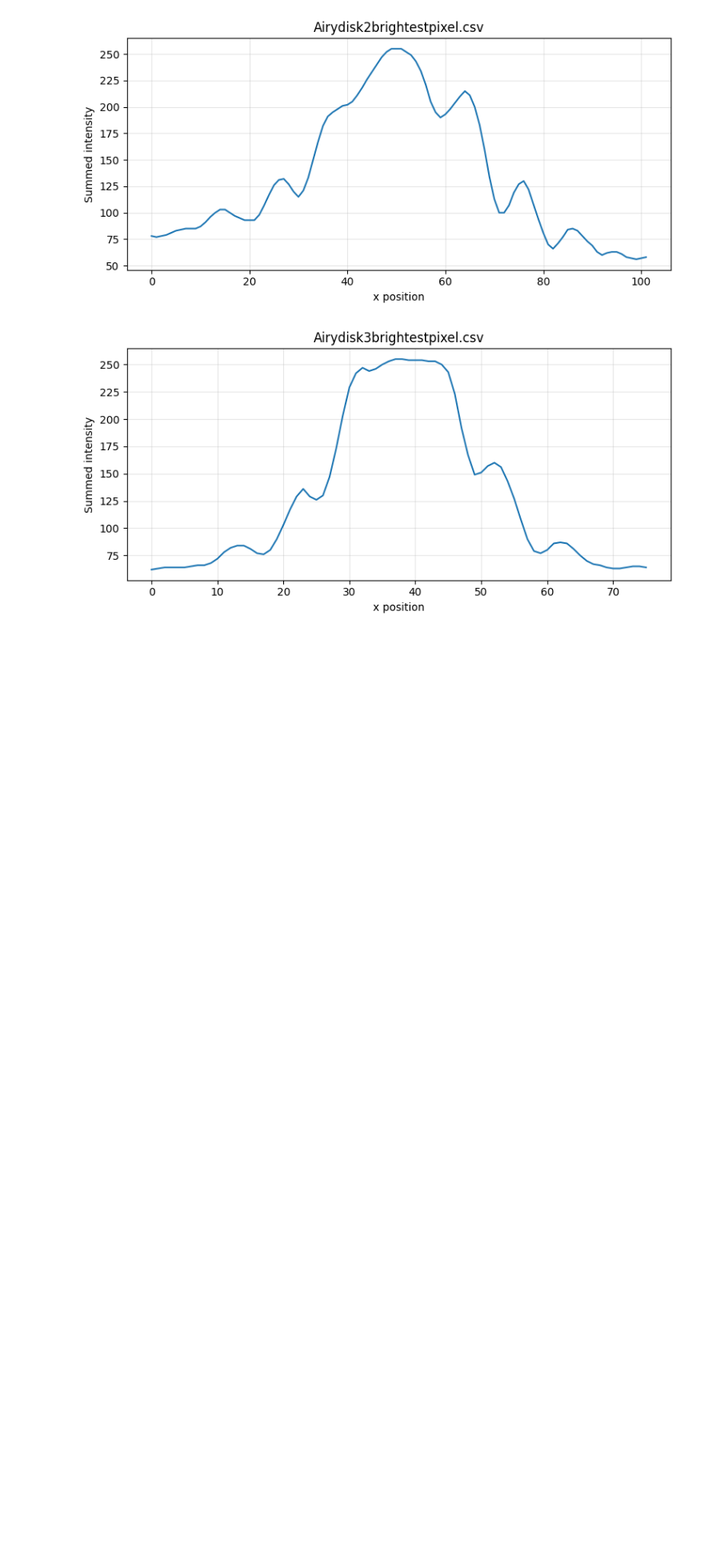
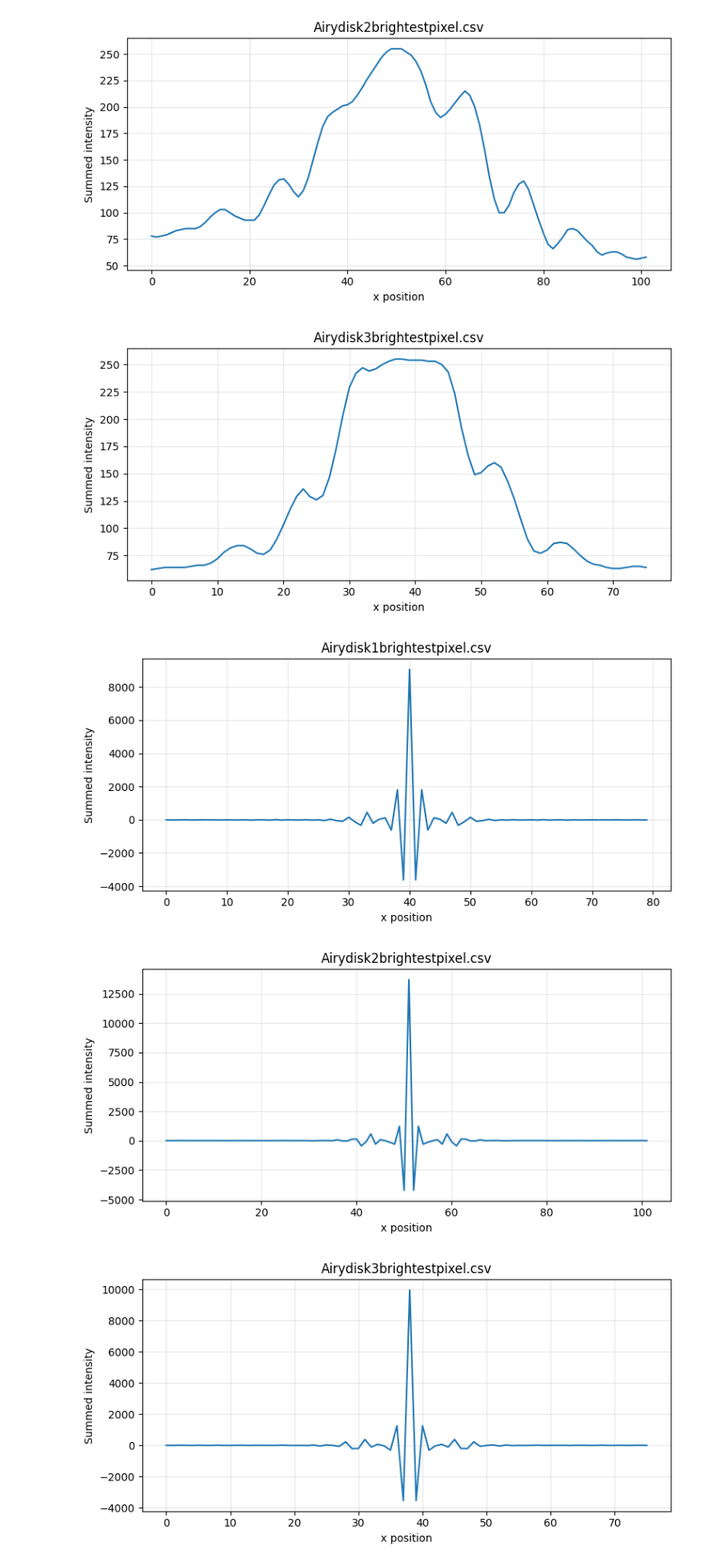
Before and after one commit to Eljameuter/PE3, a Jupyter notebook: Testing_image_processing.ipynb, the cells around one changed output. Shown at 80% size. Drawn from its saved outputs; the diff is of its cells as text; code cells hidden in the pictures; blank space fills up the shorter version.

```diff
--- a/Testing_image_processing.ipynb
+++ b/Testing_image_processing.ipynb
@@ -126,3 +126,33 @@ plot(files,folder_path)
 [figure]
 [figure]
 [figure]
+# %%
+import os
+import pandas as pd
+import matplotlib.pyplot as plt
+
+
+def plot(files,folder_path):
+    for filename in files:
+       csv_path = os.path.join(folder_path, filename)
+       # Read CSV
+       df = pd.read_csv(csv_path)
+       fft = np.fft.fftshift(np.fft.fft(df["intensity"]))
+       # Plot
+       plt.figure(figsize=(8,4))
+       plt.plot(fft, linewidth=1.5)
+       plt.title(filename)
+       plt.xlabel("x position")
+       plt.ylabel("Summed intensity")
+       plt.grid(True, alpha=0.3)
+       plt.tight_layout()
+       plt.show()
+
+folder_path = "CSV_images"
+files = ["Airydisk1brightestpixel.csv", "Airydisk2brightestpixel.csv","Airydisk3brightestpixel.csv"]
+
+plot(files,folder_path)
+# %% [output]
+[figure, added]
+[figure, added]
+[figure, added]
```
Also changed, not shown: parts of 1 cell of this notebook, 2 other files.
